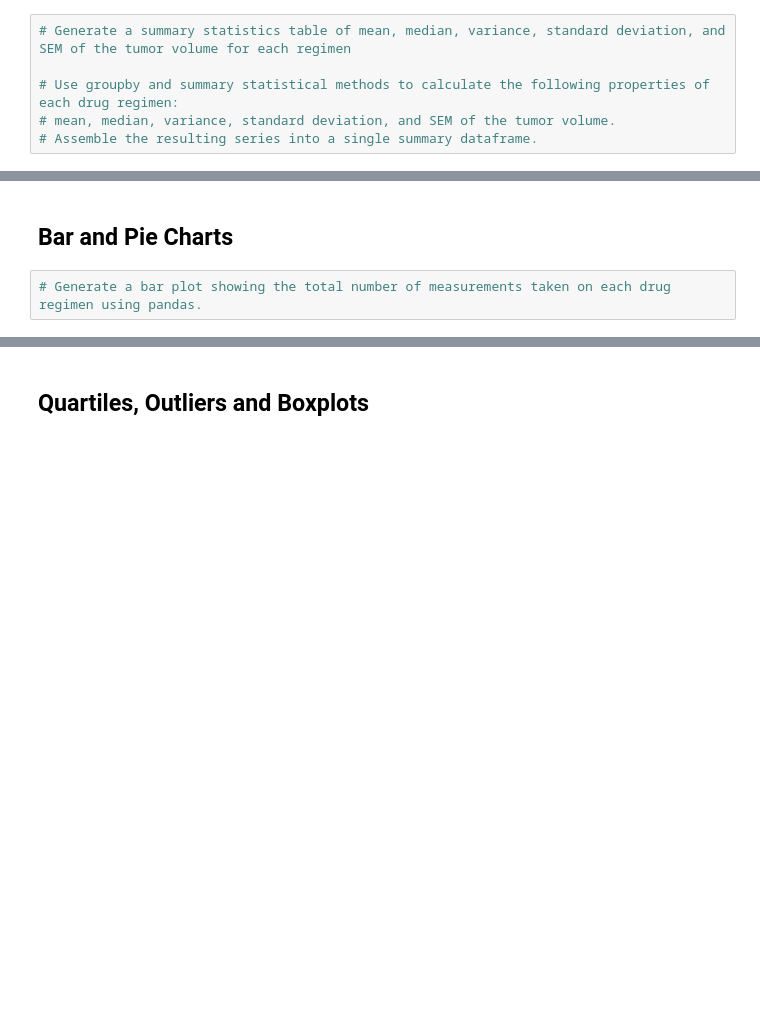
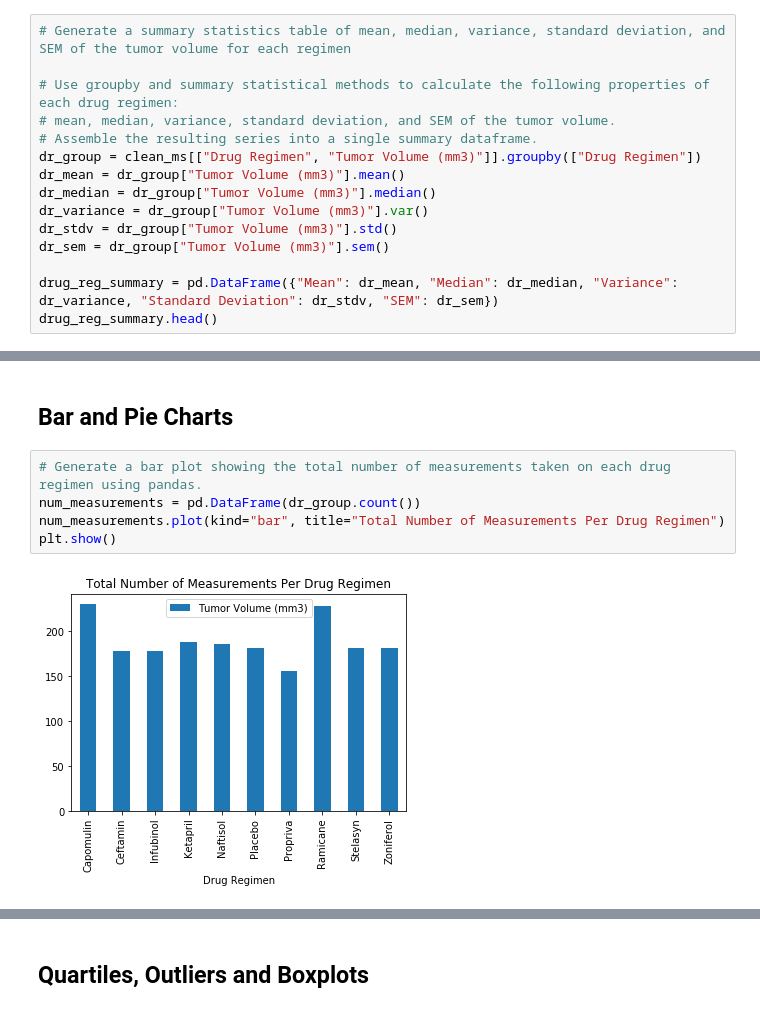
Before and after one commit to marybellavia/matplotlib-challenge, a Jupyter notebook: Pymaceuticals/pymaceuticals_starter.ipynb, the cells around one changed output, grey strips where cells are left out. Saved outputs shown, nothing was run; the diff lists cells and outputs as text; blank space fills up the shorter version.

Commit message:
finished summaries, bar charts, and pie charts

```diff
--- a/Pymaceuticals/pymaceuticals_starter.ipynb
+++ b/Pymaceuticals/pymaceuticals_starter.ipynb
@@ -77,3 +83,12 @@ Number of Mice: 249
 # Use groupby and summary statistical methods to calculate the following properties of each drug regimen:
 # mean, median, variance, standard deviation, and SEM of the tumor volume.
 # Assemble the resulting series into a single summary dataframe.
+dr_group = clean_ms[["Drug Regimen", "Tumor Volume (mm3)"]].groupby(["Drug Regimen"])
+dr_mean = dr_group["Tumor Volume (mm3)"].mean()
+dr_median = dr_group["Tumor Volume (mm3)"].median()
+dr_variance = dr_group["Tumor Volume (mm3)"].var()
+dr_stdv = dr_group["Tumor Volume (mm3)"].std()
+dr_sem = dr_group["Tumor Volume (mm3)"].sem()
+
+drug_reg_summary = pd.DataFrame({"Mean": dr_mean, "Median": dr_median, "Variance": dr_variance, "Standard Deviation": dr_stdv, "SEM": dr_sem})
+drug_reg_summary.head()
@@ -85,5 +124,10 @@ Number of Mice: 249
 ## Bar and Pie Charts
 # %%
 # Generate a bar plot showing the total number of measurements taken on each drug regimen using pandas.
+num_measurements = pd.DataFrame(dr_group.count())
+num_measurements.plot(kind="bar", title="Total Number of Measurements Per Drug Regimen")
+plt.show()
+# %% [output]
+[figure, added]
 # %%
 # Generate a bar plot showing the total number of measurements taken on each drug regimen using pyplot.
```
Also changed, not shown: parts of 9 cells of this notebook.
